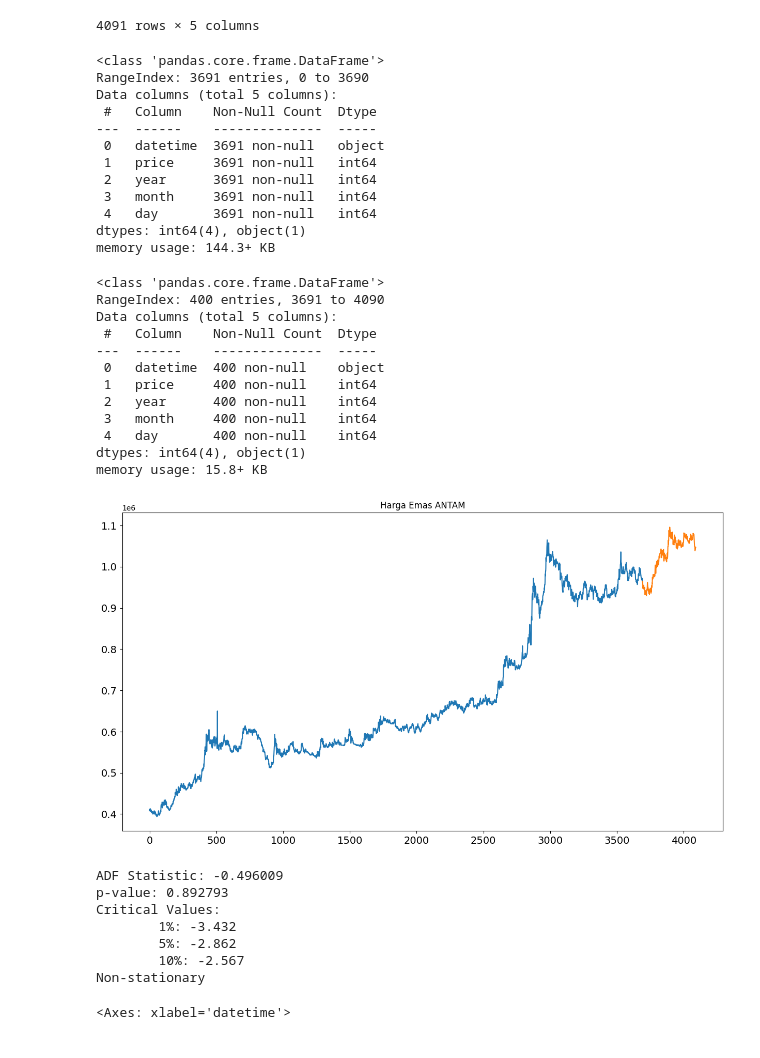
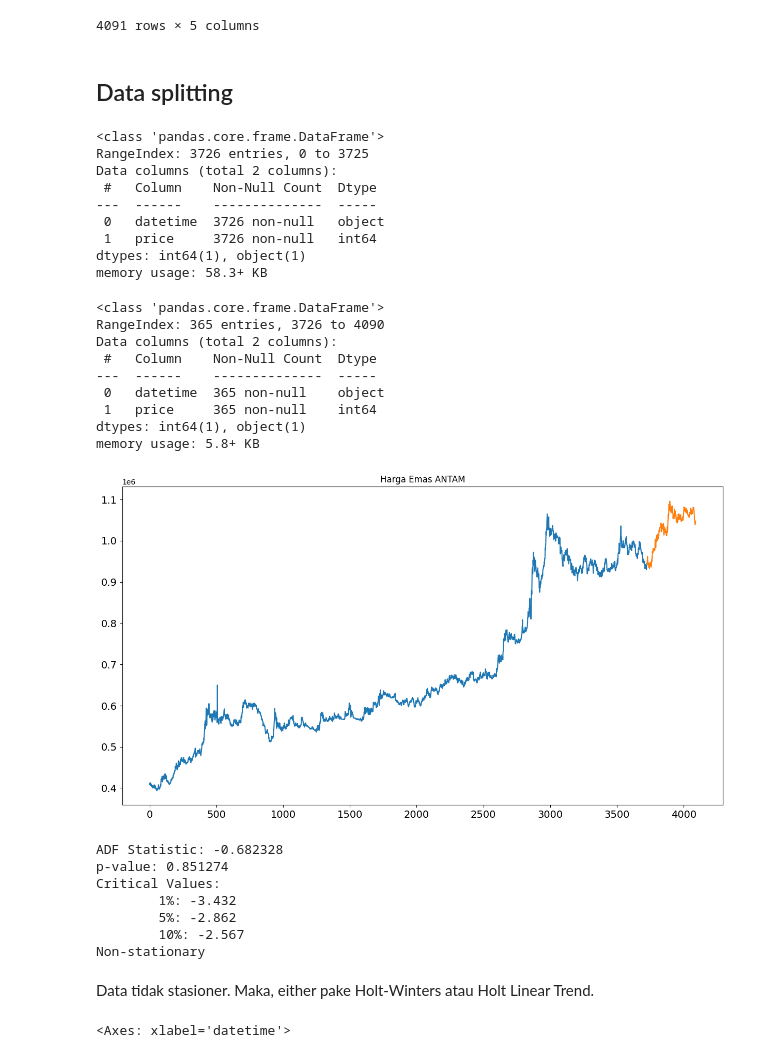
Before and after one commit to FTDS-assignment-bay/p2-final-project-ftds-022-rmt-group-002, a Jupyter notebook: model/price_predictor.ipynb, the cells around one changed output. Saved outputs shown, nothing was run; the diff lists cells and outputs as text; code cells hidden in the pictures.

```diff
--- a/model/price_predictor.ipynb
+++ b/model/price_predictor.ipynb
@@ -81,46 +93,46 @@ df1
 | 4089 | 2023-10-07 | 1047000 | 2023 | 10 | 7 |
 | 4090 | 2023-10-08 | 1047000 | 2023 | 10 | 8 |
 4091 rows × 5 columns
+# %% [markdown]
+## Data splitting
 # %%
-train = df1[0:3691]
-test = df1[3691:]
+train = df1[0:round(len(df1)-365)][['datetime','price']]
+test = df1[round(len(df1)-365):][['datetime','price']]
 
 train.info()
 # %% [output]
 <class 'pandas.core.frame.DataFrame'>
-RangeIndex: 3691 entries, 0 to 3690
-Data columns (total 5 columns):
+RangeIndex: 3726 entries, 0 to 3725
+Data columns (total 2 columns):
  #   Column    Non-Null Count  Dtype
 ---  ------    --------------  -----
- 0   datetime  3691 non-null   object
- 1   price     3691 non-null   int64
- 2   year      3691 non-null   int64
- 3   month     3691 non-null   int64
- 4   day       3691 non-null   int64
-dtypes: int64(4), object(1)
-memory usage: 144.3+ KB
+ 0   datetime  3726 non-null   object
+ 1   price     3726 non-null   int64
+dtypes: int64(1), object(1)
+memory usage: 58.3+ KB
 # %%
 test.info()
 # %% [output]
 <class 'pandas.core.frame.DataFrame'>
-RangeIndex: 400 entries, 3691 to 4090
-Data columns (total 5 columns):
+RangeIndex: 365 entries, 3726 to 4090
+Data columns (total 2 columns):
  #   Column    Non-Null Count  Dtype
 ---  ------    --------------  -----
- 0   datetime  400 non-null    object
- 1   price     400 non-null    int64
- 2   year      400 non-null    int64
- 3   month     400 non-null    int64
- 4   day       400 non-null    int64
-dtypes: int64(4), object(1)
-memory usage: 15.8+ KB
+ 0   datetime  365 non-null    object
+ 1   price     365 non-null    int64
+dtypes: int64(1), object(1)
+memory usage: 5.8+ KB
 # %%
+train['datetime'] = pd.DatetimeIndex(train['datetime']).date
+test['datetime'] = pd.DatetimeIndex(test['datetime']).date
+
+#df1['price'].plot(figsize=(15,8), title= 'Harga Emas ANTAM', fontsize=14)
 train['price'].plot(figsize=(15,8), title= 'Harga Emas ANTAM', fontsize=14)
 test['price'].plot(figsize=(15,8), title= 'Harga Emas ANTAM', fontsize=14)
 
 plt.show()
 # %% [output]
-[figure, old version]
+[figure, new version]
 # %%
 def check_stationarity(series):
     # Copied from https://machinelearningmastery.com/time-series-data-stationary-python/
@@ -140,13 +152,15 @@ def check_stationarity(series):
 # %%
 check_stationarity(train['price'])
 # %% [output]
-ADF Statistic: -0.496009
-p-value: 0.892793
+ADF Statistic: -0.682328
+p-value: 0.851274
 Critical Values:
         1%: -3.432
         5%: -2.862
         10%: -2.567
 Non-stationary
+# %% [markdown]
+Data tidak stasioner. Maka, either pake Holt-Winters atau Holt Linear Trend.
 # %%
 df1.set_index('datetime', inplace=True)
 df1['price'].plot()
```
Also changed, not shown: parts of 20 cells of this notebook.
